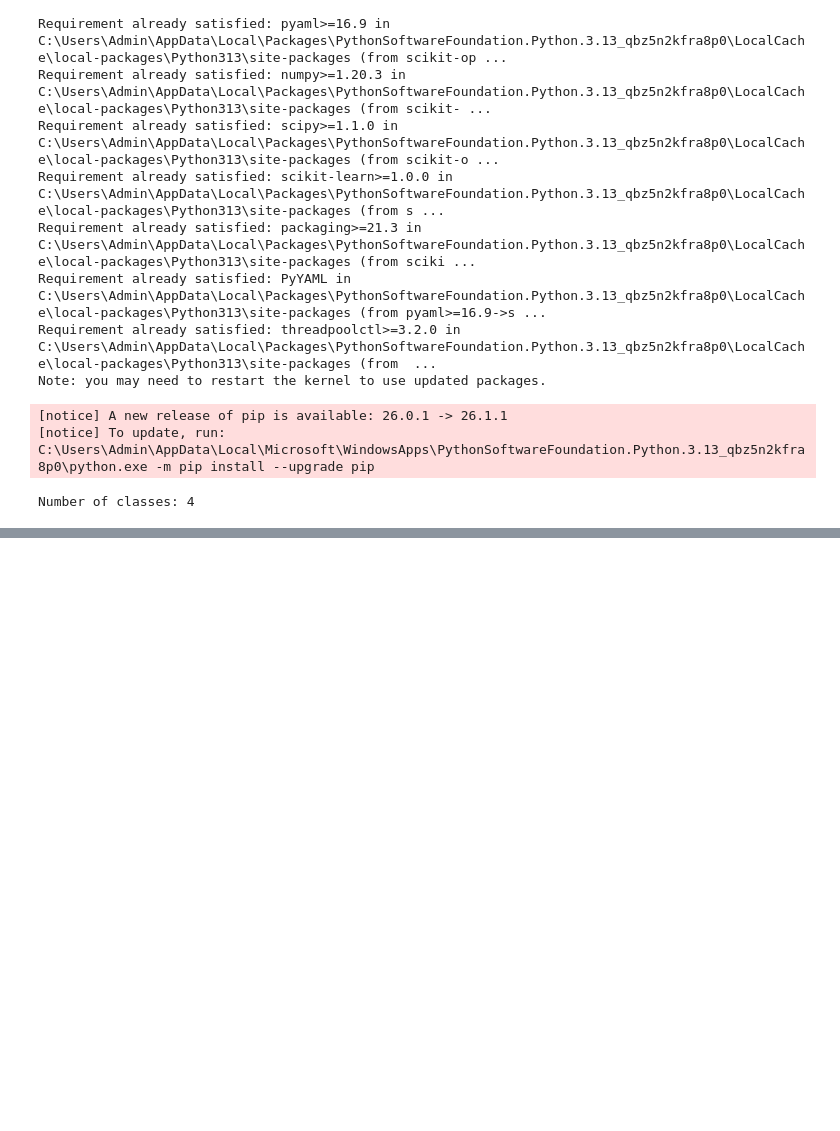
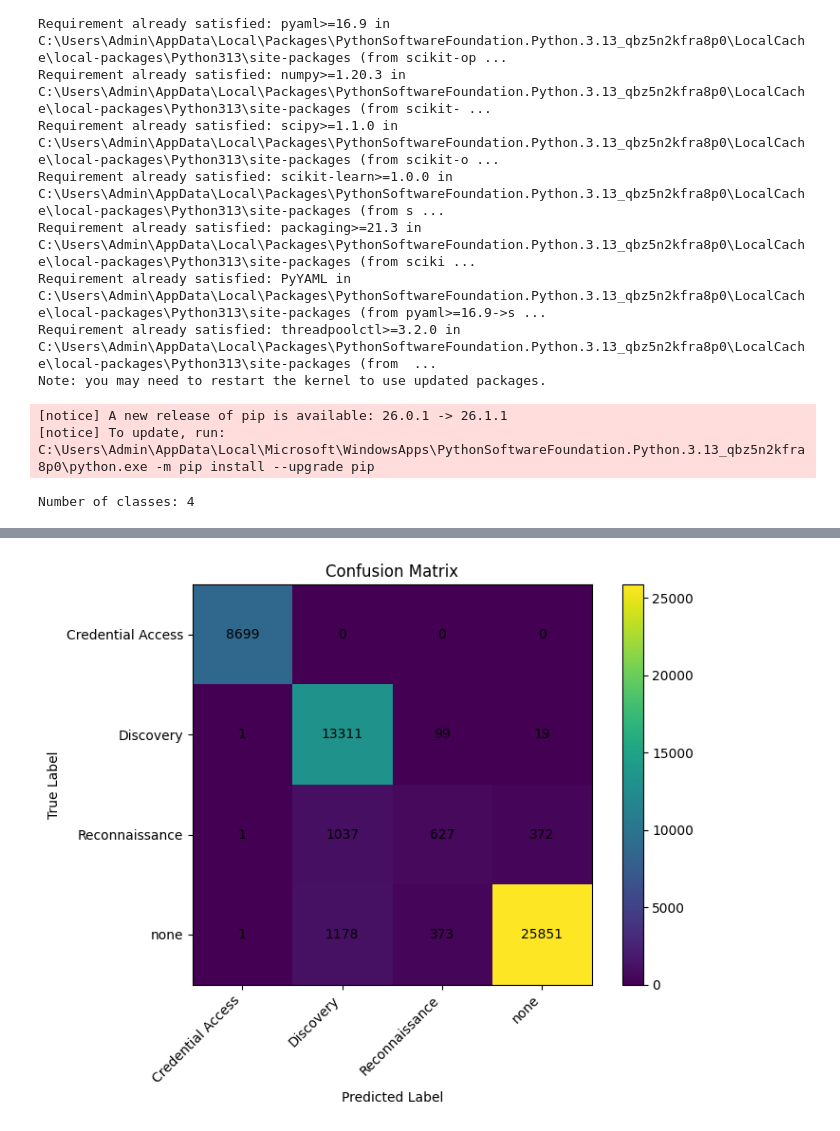
Before and after one commit to aabaniel/ZeekData24-AI-Training, a Jupyter notebook: CTTHES3_Models/zeek24_CNNBAYES.ipynb, the cells around one changed output, grey strips where cells are left out. Drawn from its saved outputs; the diff is of its cells as text; code cells hidden in the pictures; blank space fills up the shorter version.

Commit message:
updated cnn and recon dataset

```diff
--- a/CTTHES3_Models/zeek24_CNNBAYES.ipynb
+++ b/CTTHES3_Models/zeek24_CNNBAYES.ipynb
@@ -58,8 +58,8 @@ from keras.layers import Conv1D, MaxPooling1D, Dense, Dropout, BatchNormalizatio
 from keras.optimizers import Adam
 from keras.callbacks import EarlyStopping
 # %%
-train = "../datasets/final_train.csv"
-test = "../datasets/test.csv"
+train = "../datasets/Updated/final_train.csv"
+test = "../datasets/Updated/test.csv"
 
 df = pd.read_csv(train)
 test_df = pd.read_csv(test)
@@ -288,0 +272,40 @@ plt.show()
+# %%
+cm = confusion_matrix(y_test_encoded, predicted_classes)
+
+class_names = label_encoder.classes_
+
+plt.figure(figsize=(8, 6))
+plt.imshow(cm)
+plt.title("Confusion Matrix")
+plt.colorbar()
+
+tick_marks = np.arange(len(class_names))
+
+plt.xticks(
+    tick_marks,
+    class_names,
+    rotation=45,
+    ha="right"
+)
+
+plt.yticks(
+    tick_marks,
+    class_names
+)
+
+for i in range(cm.shape[0]):
+    for j in range(cm.shape[1]):
+        plt.text(
+            j,
+            i,
+            cm[i, j],
+            ha="center",
+            va="center"
+        )
+
+plt.xlabel("Predicted Label")
+plt.ylabel("True Label")
+plt.tight_layout()
+plt.show()
+# %% [output]
+[figure, added]
```
Also changed, not shown: parts of 8 cells of this notebook, 2 other files.
